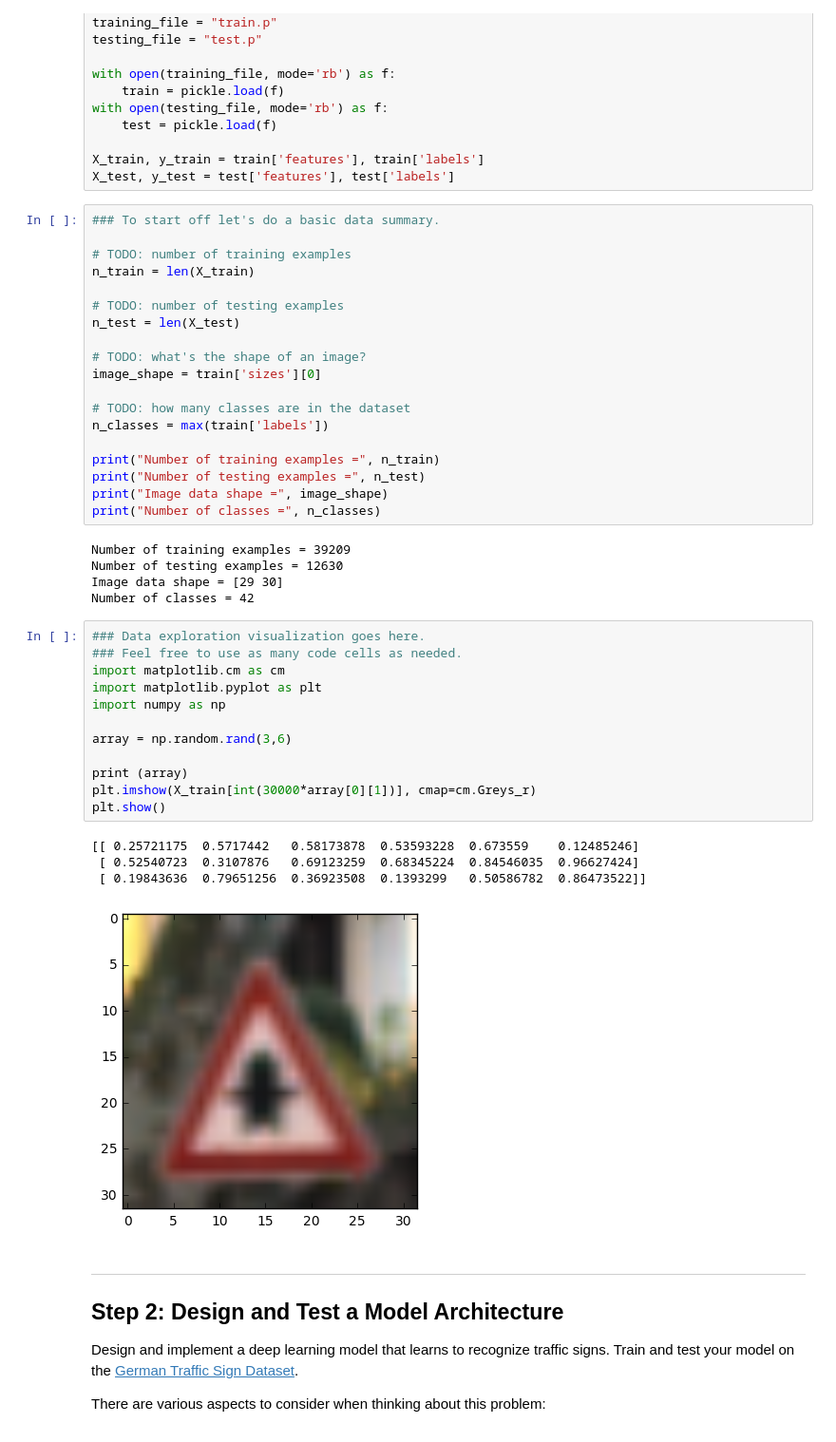
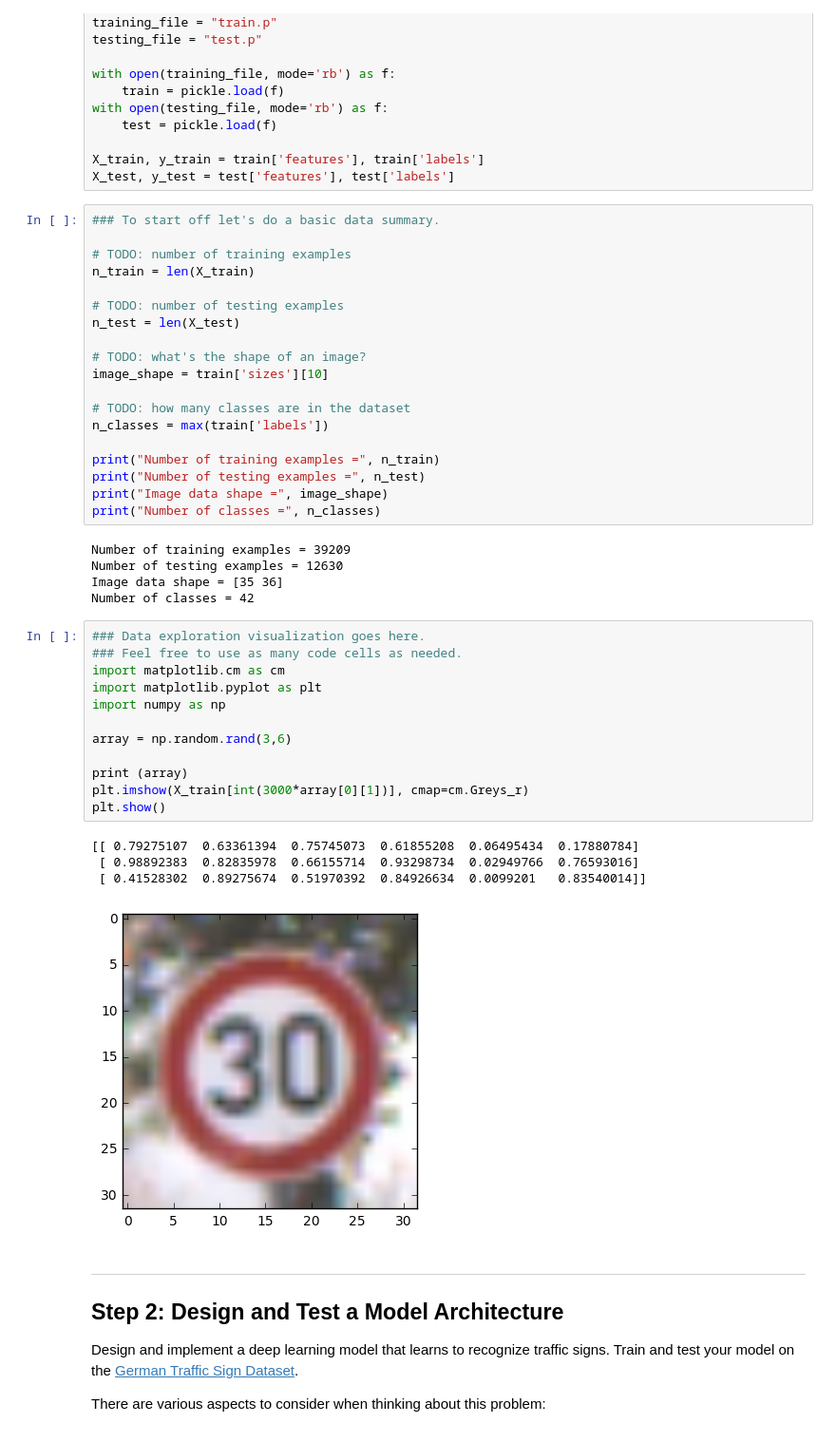
Before and after one commit to ctsuu/Traffic-Sign-Classifier, a Jupyter notebook: Traffic_Signs_Recognition.ipynb, the cells around one changed output. Shown at 95% size. Cells and saved outputs as stored; diff of their text form.

```diff
--- a/Traffic_Signs_Recognition.ipynb
+++ b/Traffic_Signs_Recognition.ipynb
@@ -49,7 +49,7 @@ n_train = len(X_train)
 n_test = len(X_test)
 
 # TODO: what's the shape of an image?
-image_shape = train['sizes'][0]
+image_shape = train['sizes'][10]
 
 # TODO: how many classes are in the dataset
 n_classes = max(train['labels'])
@@ -61,25 +61,25 @@ print("Number of classes =", n_classes)
 # %% [output]
 Number of training examples = 39209
 Number of testing examples = 12630
-Image data shape = [29 30]
+Image data shape = [35 36]
 Number of classes = 42
 # %%
 ### Data exploration visualization goes here.
 ### Feel free to use as many code cells as needed.
 import matplotlib.cm as cm
 import matplotlib.pyplot as plt
 import numpy as np
 
 array = np.random.rand(3,6)
 
 print (array)
-plt.imshow(X_train[int(30000*array[0][1])], cmap=cm.Greys_r)
+plt.imshow(X_train[int(3000*array[0][1])], cmap=cm.Greys_r)
 plt.show()
 # %% [output]
-[[ 0.25721175  0.5717442   0.58173878  0.53593228  0.673559    0.12485246]
- [ 0.52540723  0.3107876   0.69123259  0.68345224  0.84546035  0.96627424]
- [ 0.19843636  0.79651256  0.36923508  0.1393299   0.50586782  0.86473522]]
+[[ 0.79275107  0.63361394  0.75745073  0.61855208  0.06495434  0.17880784]
+ [ 0.98892383  0.82835978  0.66155714  0.93298734  0.02949766  0.76593016]
+ [ 0.41528302  0.89275674  0.51970392  0.84926634  0.0099201   0.83540014]]
-[figure, old version]
+[figure, new version]
 # %% [markdown]
 ----
 
```
